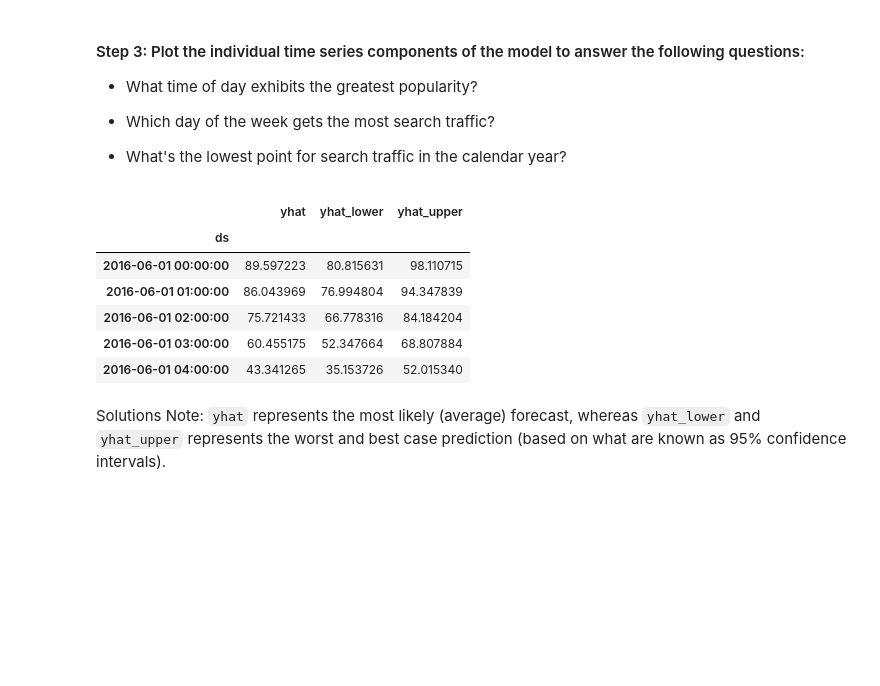
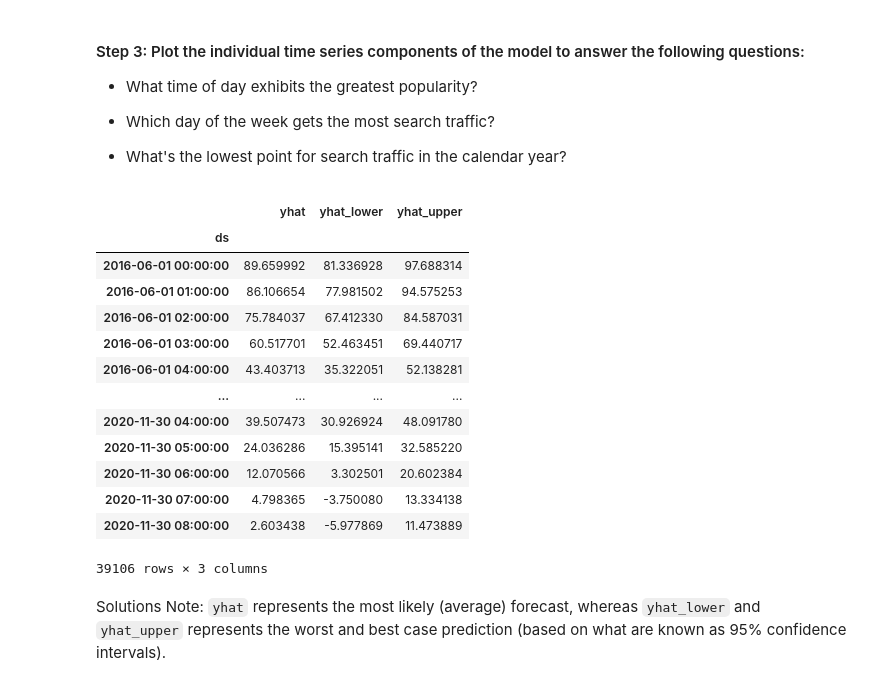
Before and after one commit to mdipinto1/prophet-challenge, a Jupyter notebook: forecasting_net_prophet.ipynb, the cells around one changed output. Cells and saved outputs as stored; diff of their text form; code cells hidden in the pictures; blank space fills up the shorter version.

```diff
--- a/forecasting_net_prophet.ipynb
+++ b/forecasting_net_prophet.ipynb
@@ -367,2 +379,3 @@ Now, you need to produce a time series model that analyzes and forecasts pattern
 # %%
 # Call the Prophet function, store as an object
+m = Prophet()
@@ -371,3 +382,4 @@ Now, you need to produce a time series model that analyzes and forecasts pattern
 # %%
 # Fit the time-series model.
+m.fit(df_mercado_trends)
 # %% [output]
@@ -377,9 +389,10 @@ Now, you need to produce a time series model that analyzes and forecasts pattern
 # %%
 # Create a future dataframe to hold predictions
 # Make the prediction go out as far as 2000 hours (approx 80 days)
-
+future_mercado_trends = m.make_future_dataframe(periods=2000, freq='H')
 
 # View the last five rows of the future_mercado_trends DataFrame
+future_mercado_trends.tail()
 # %% [output]
 |  | ds |
 | 39101 | 2020-11-30 04:00:00 |
@@ -389,8 +402,9 @@ Now, you need to produce a time series model that analyzes and forecasts pattern
 | 39105 | 2020-11-30 08:00:00 |
 # %%
 # Make the predictions for the trend data using the future_mercado_trends DataFrame
-
+forecast_mercado_trends = m.predict(future_mercado_trends)
 
 # Display the first five rows of the forecast_mercado_trends DataFrame
+forecast_mercado_trends.head()
 # %% [output]
 |  | ds | trend | yhat_lower | yhat_upper | trend_lower | trend_upper | additive_terms | ... |
@@ -423,17 +438,25 @@ Now, you need to produce a time series model that analyzes and forecasts pattern
 * What's the lowest point for search traffic in the calendar year?
 # %%
 # Set the index in the forecast_mercado_trends DataFrame to the ds datetime column
-
+forecast_mercado_trends.set_index('ds',inplace=True)
 
 # View the only the yhat,yhat_lower and yhat_upper columns from the DataFrame
+forecast_mercado_trends[['yhat','yhat_lower','yhat_upper']]
 # %% [output]
 |  | yhat | yhat_lower | yhat_upper |
 | ds |  |  |  |
-| 2016-06-01 00:00:00 | 89.597223 | 80.815631 | 98.110715 |
-| 2016-06-01 01:00:00 | 86.043969 | 76.994804 | 94.347839 |
-| 2016-06-01 02:00:00 | 75.721433 | 66.778316 | 84.184204 |
-| 2016-06-01 03:00:00 | 60.455175 | 52.347664 | 68.807884 |
-| 2016-06-01 04:00:00 | 43.341265 | 35.153726 | 52.015340 |
+| 2016-06-01 00:00:00 | 89.659992 | 81.336928 | 97.688314 |
+| 2016-06-01 01:00:00 | 86.106654 | 77.981502 | 94.575253 |
+| 2016-06-01 02:00:00 | 75.784037 | 67.412330 | 84.587031 |
+| 2016-06-01 03:00:00 | 60.517701 | 52.463451 | 69.440717 |
+| 2016-06-01 04:00:00 | 43.403713 | 35.322051 | 52.138281 |
+| ... | ... | ... | ... |
+| 2020-11-30 04:00:00 | 39.507473 | 30.926924 | 48.091780 |
+| 2020-11-30 05:00:00 | 24.036286 | 15.395141 | 32.585220 |
+| 2020-11-30 06:00:00 | 12.070566 | 3.302501 | 20.602384 |
+| 2020-11-30 07:00:00 | 4.798365 | -3.750080 | 13.334138 |
+| 2020-11-30 08:00:00 | 2.603438 | -5.977869 | 11.473889 |
+39106 rows × 3 columns
 # %% [markdown]
 Solutions Note: `yhat` represents the most likely (average) forecast, whereas `yhat_lower` and `yhat_upper` represents the worst and best case prediction (based on what are known as 95% confidence intervals).
 # %%
```
Also changed, not shown: parts of 19 cells of this notebook, 1 other file.
